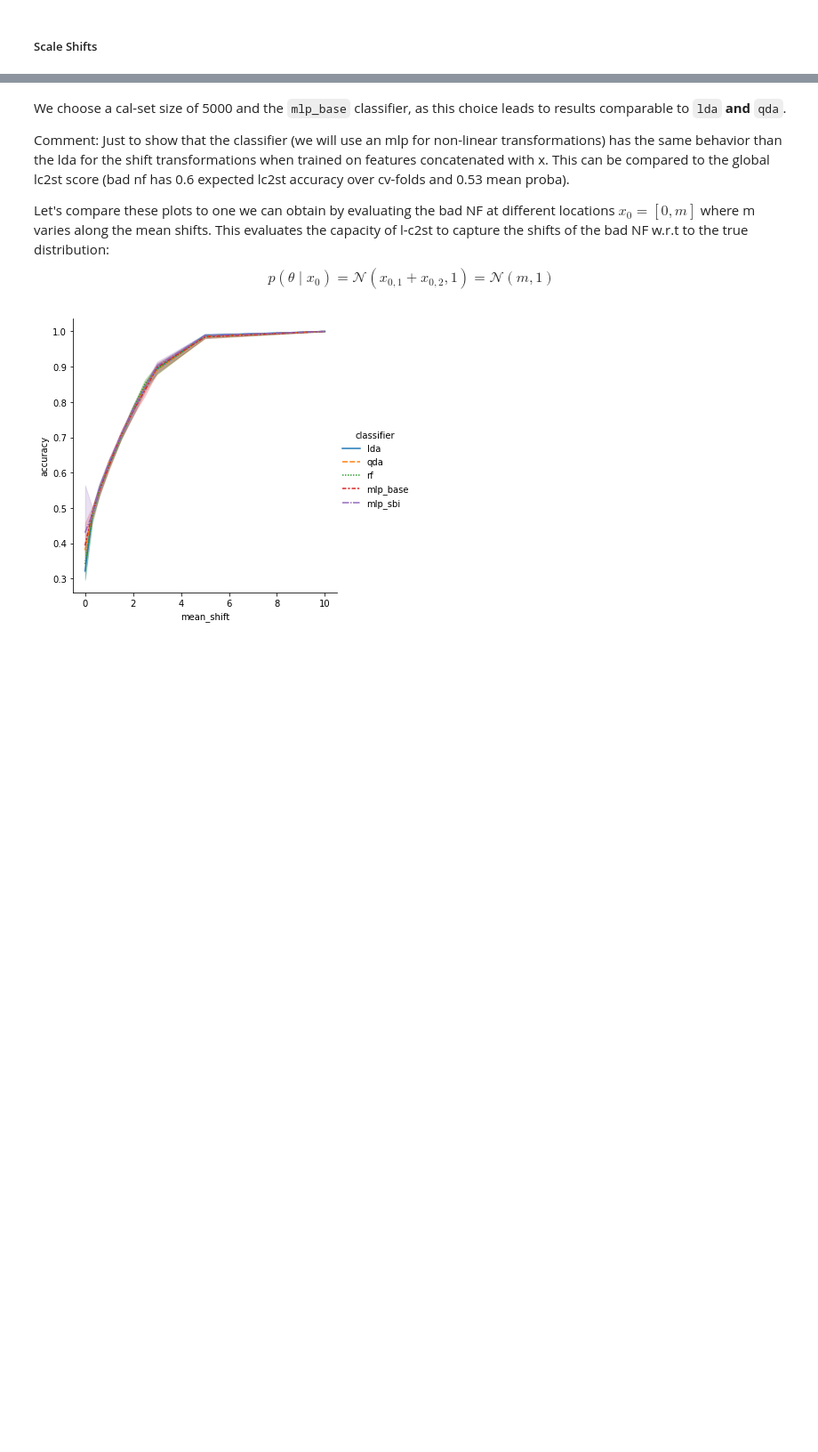
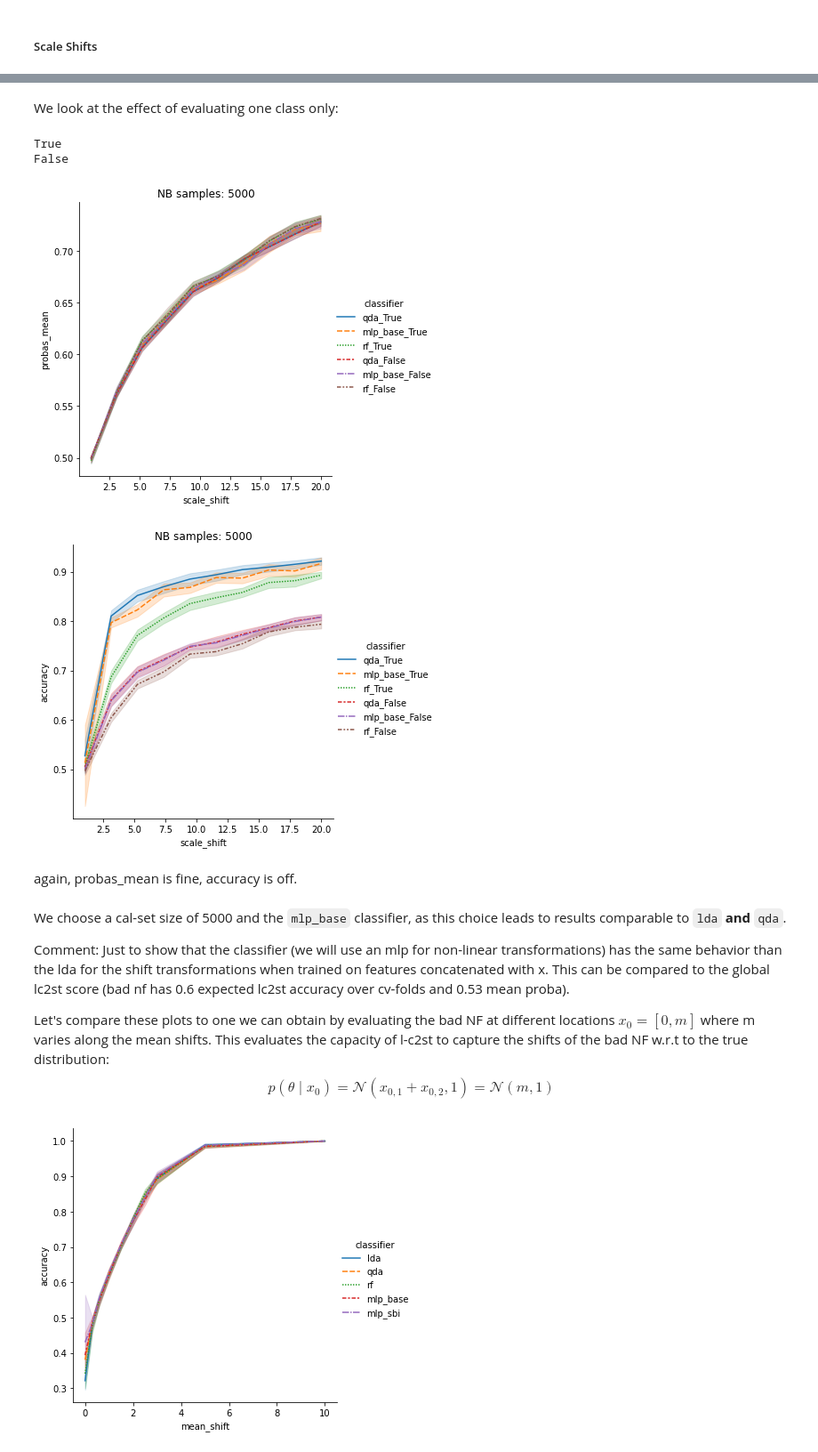
Before and after one commit to JuliaLinhart/valDiags_flows, a Jupyter notebook: notebooks/Local_C2ST_example_1D_lampe.ipynb, the cells around one changed output, grey strips where cells are left out. Shown at 89% size. Saved outputs shown, nothing was run; the diff lists cells and outputs as text; code cells hidden in the pictures; blank space fills up the shorter version.

```diff
--- a/notebooks/Local_C2ST_example_1D_lampe.ipynb
+++ b/notebooks/Local_C2ST_example_1D_lampe.ipynb
@@ -1225,3 +1241,55 @@ for n in N_list:
+# %% [markdown]
+We look at the effect of evaluating one class only:
+# %%
+clf_names = ["qda", "mlp_base", "rf"]
+
+dfs_scale = {}
+n=5000
+for b in [True, False]:
+    print(b)
+    dfs = []
+    for clf_name in clf_names:
+        shift_list, scores, accuracies, times = eval_classifier_for_lc2st(
+            x_samples[n],
+            ref_samples[n],
+            shifted_samples=scale_shifted_samples[n],
+            shifts=scale_shifts,
+            clf_class=clf_classes[clf_name],
+            clf_kwargs=clf_kwargs_dict[clf_name],
+            metrics=['probas_mean'],
+            only_one_class_for_eval=b
+        )
+        clf_method = [clf_name+f"_{b}"]*len(shift_list)
+        dfs.append(pd.DataFrame({'scale_shift': shift_list, 'accuracy':accuracies, 'probas_mean': scores['probas_mean'], 'total_cv_time':times, 'classifier':clf_method}))
+    dfs_scale[b] = pd.concat(dfs, ignore_index=True)
+
+dfs_scale = pd.concat([dfs_scale[True], dfs_scale[False]], ignore_index=True)
+
+torch.save(dfs_scale, '../saved_experiments/Gaussian1d/lc2st_eval_clfs/dfs_scale_exp_lc2st_one_class_only.pkl')
+# %% [output]
+True
+False
+# %%
+n=5000
+dfs_scale = torch.load('../saved_experiments/Gaussian1d/lc2st_eval_clfs/dfs_scale_exp_lc2st_one_class_only.pkl')
+sns.relplot(
+        data=dfs_scale, x="scale_shift", y="probas_mean",
+        hue="classifier", style="classifier", kind="line",
+    )
+plt.title(f'NB samples: {n}')
+plt.show()
+
+sns.relplot(
+        data=dfs_scale, x="scale_shift", y="accuracy",
+        hue="classifier", style="classifier", kind="line",
+    )
+plt.title(f'NB samples: {n}')
+plt.show()
+# %% [output]
+[figure, added]
+[figure, added]
+# %% [markdown]
+again, probas_mean is fine, accuracy is off.
 # %% [markdown]
 We choose a cal-set size of 5000 and the `mlp_base` classifier, as this choice leads to results comparable to `lda` **and** `qda`.
 
```
Also changed, not shown: parts of 22 cells of this notebook, 6 other files.
